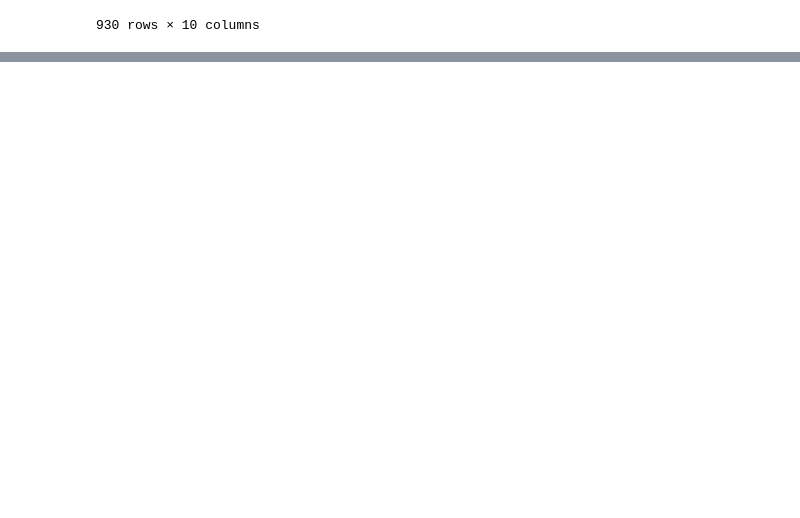
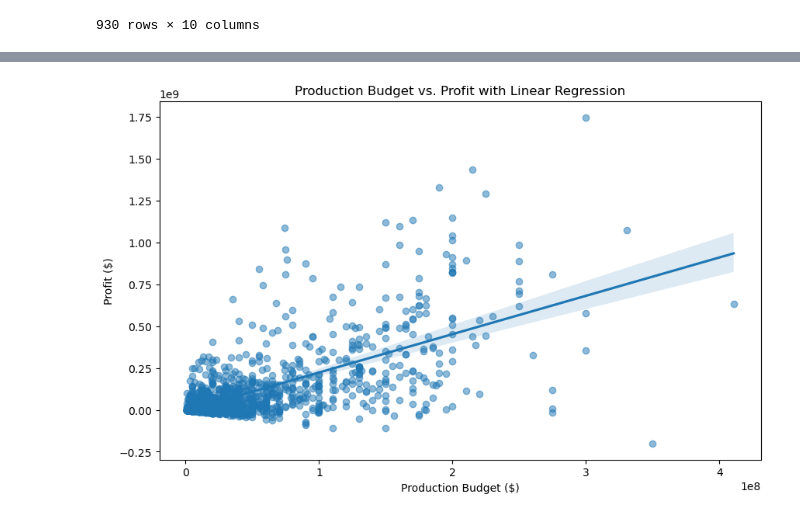
Before and after one commit to Keys2610/dsc-phase-2-project-v3, a Jupyter notebook: wesley_notebook.ipynb, the cells around one changed output, grey strips where cells are left out. Cells and saved outputs as stored; diff of their text form; code cells hidden in the pictures; blank space fills up the shorter version.

```diff
--- a/wesley_notebook.ipynb
+++ b/wesley_notebook.ipynb
@@ -32,0 +53,11 @@ grouped_df[grouped_df['movie_id_count']>0].sort_values(by=['Profit:Production Ra
+# %%
+plt.figure(figsize=(10, 6))
+sns.regplot(x='production_budget', y='Profit', data=merged_df, scatter_kws={'alpha':0.5})
+plt.title('Production Budget vs. Profit with Linear Regression')
+plt.xlabel('Production Budget ($)')
+plt.ylabel('Profit ($)')
+
+plt.savefig('production vs profit regression.png')
+plt.show()
+# %% [output]
+[figure, added]
```
Also changed, not shown: parts of 5 cells of this notebook.
